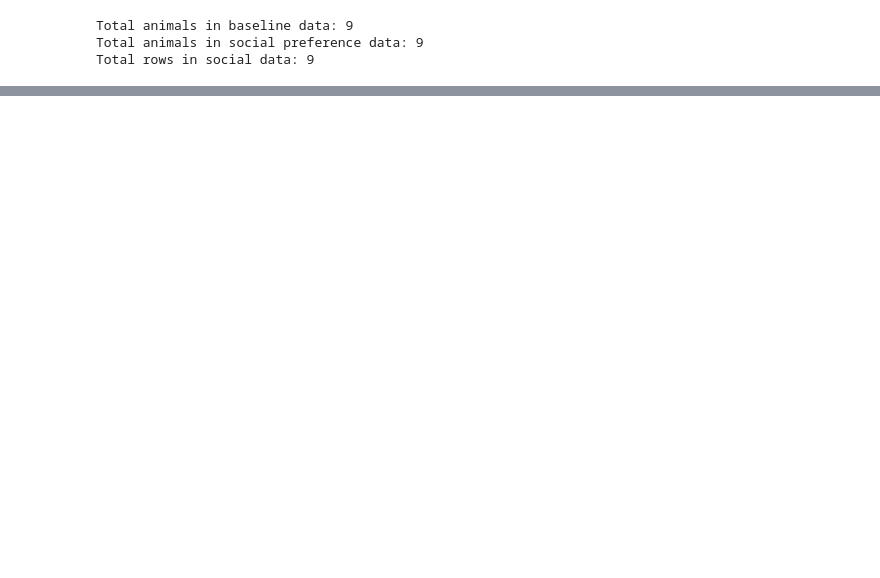
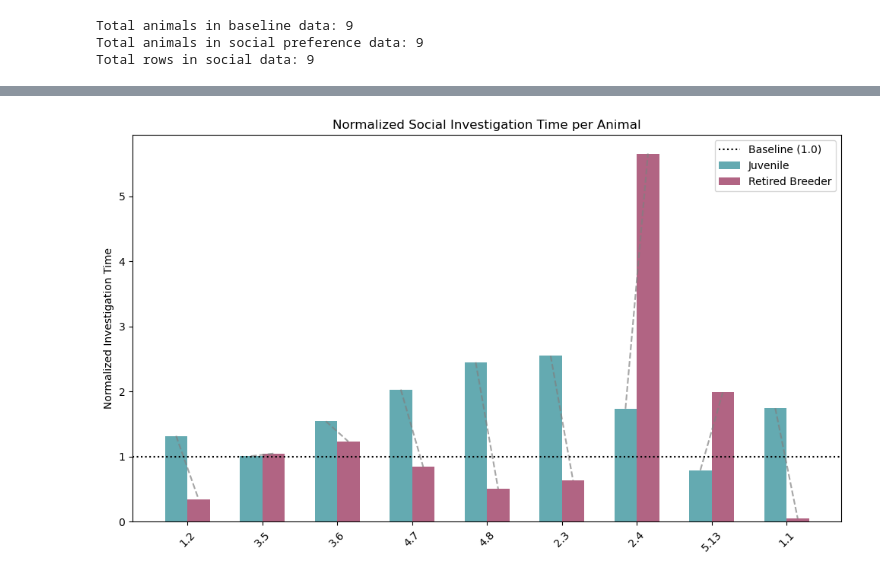
Before and after one commit to padillacoreanolab/respiratory_pilot, a Jupyter notebook: notebooks/sequioa_notebooks/SP_R34.ipynb, the cells around one changed output, grey strips where cells are left out. Saved outputs shown, nothing was run; the diff lists cells and outputs as text; code cells hidden in the pictures; blank space fills up the shorter version.

```diff
--- a/notebooks/sequioa_notebooks/SP_R34.ipynb
+++ b/notebooks/sequioa_notebooks/SP_R34.ipynb
@@ -55,6 +55,11 @@ No animals exceeded the threshold for extreme bias (absolute value > 0.8), so al
 Next, to account for baseline side biases when analyzing social preference behavior, we normalized the investigation times during the social preference test by each animal’s corresponding baseline side time. Specifically, time investigating the Juvenile stimulus was divided by the baseline time spent on that stimulus’s side, and similarly for the Retired Breeder stimulus.
 
 This normalization procedure adjusts for natural side biases, allowing for a more accurate assessment of true social preferences. The normalized data will be used in subsequent statistical analyses and plotting to compare investigation times toward Juvenile and Retired Breeder stimuli.
+# %%
+custom_palette = {
+    'Positive': (83/255, 161/255, 169/255),  # teal-ish (RI1)
+    'Negative': (169/255, 83/255, 118/255)   # magenta-ish (RI2)
+}
 # %%
 import numpy as np
 
@@ -218,0 +134,36 @@ plt.show()
+# %%
+import matplotlib.pyplot as plt
+import numpy as np
+
+animals = df_social["Animal"].astype(str)
+norm_juv = df_social["Norm_Juvenile_Time"]
+norm_rb = df_social["Norm_RB_Time"]
+
+x = np.arange(len(animals))
+
+# Define colors from your palette
+pos_color = custom_palette['Positive']   # Juvenile
+neg_color = custom_palette['Negative']   # Retired Breeder
+
+plt.figure(figsize=(10,6))
+
+# Bars for each animal (normalized times)
+plt.bar(x - 0.15, norm_juv, width=0.3, label="Juvenile", color=pos_color, alpha=0.9)
+plt.bar(x + 0.15, norm_rb, width=0.3, label="Retired Breeder", color=neg_color, alpha=0.9)
+
+# Lines connecting pairs for each animal
+for i in range(len(animals)):
+    plt.plot([x[i] - 0.15, x[i] + 0.15],
+             [norm_juv.iloc[i], norm_rb.iloc[i]],
+             color='gray', linestyle='--', alpha=0.7)
+
+# Formatting
+plt.xticks(x, animals, rotation=45)
+plt.ylabel("Normalized Investigation Time")
+plt.title("Normalized Social Investigation Time per Animal")
+plt.axhline(1, color='black', linestyle='dotted', label="Baseline (1.0)")
+plt.legend()
+plt.tight_layout()
+plt.show()
+# %% [output]
+[figure, added]
```
Also changed, not shown: parts of 13 cells of this notebook, 3 other files.
